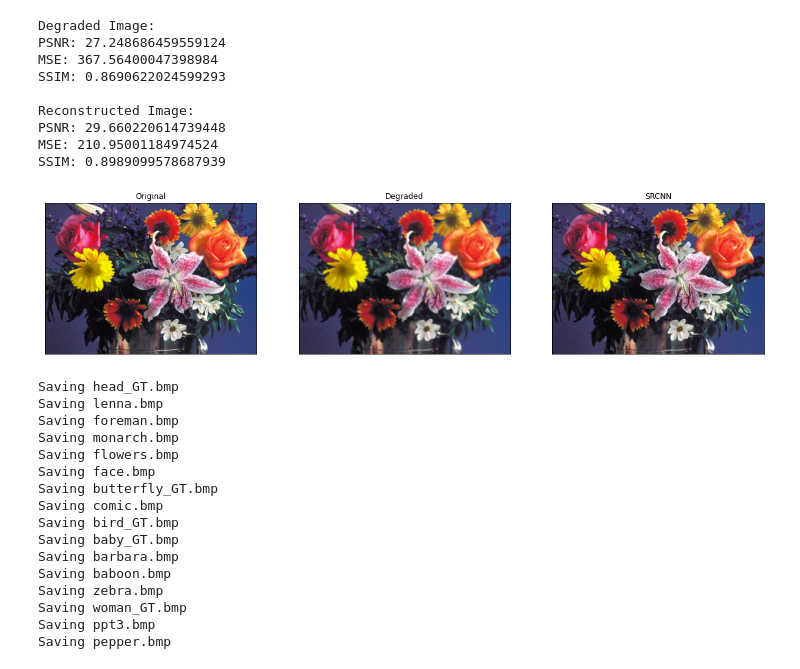
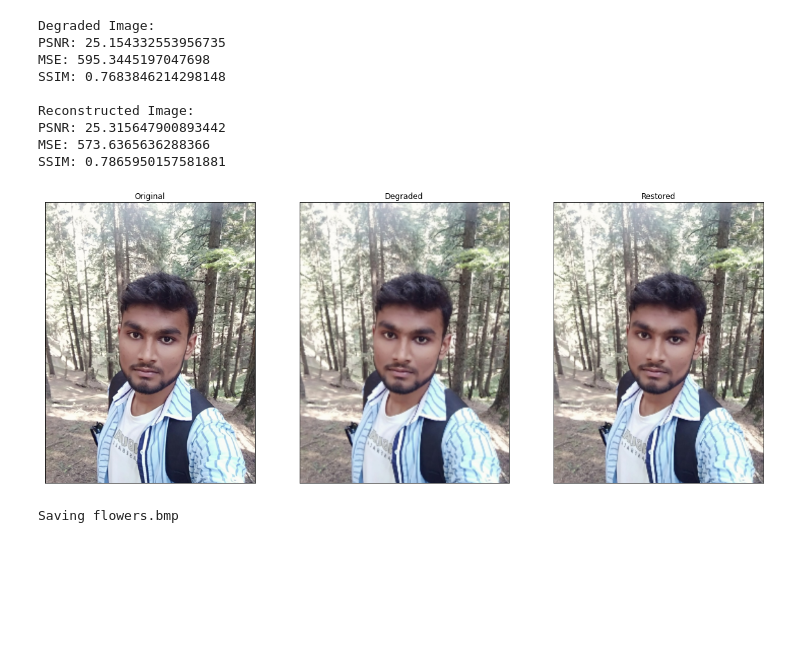
Before and after one commit to saurabh0vipin/Image-Super-Resolution, a Jupyter notebook: Colab-SRCNN/ISR.ipynb, the cells around one changed output. Drawn from its saved outputs; the diff is of its cells as text; code cells hidden in the pictures; blank space fills up the shorter version.

```diff
--- a/Colab-SRCNN/ISR.ipynb
+++ b/Colab-SRCNN/ISR.ipynb
@@ -109,0 +114,9 @@ Saving pepper.bmp
+# %%
+degraded=cv2.imread('images/saurabh.jpg')
+original=cv2.imread('source/saurabh.jpg')
+fig, axs = plt.subplots(1, 2, figsize=(15, 8))
+axs[0].imshow(cv2.cvtColor(original, cv2.COLOR_BGR2RGB))
+axs[0].set_title('Original')
+axs[1].imshow(cv2.cvtColor(degraded, cv2.COLOR_BGR2RGB))
+axs[1].set_title('Degraded')
+# print(degraded)
@@ -227,37 +268,39 @@ def predict(image_path):
     return ref, degraded, output, scores
 # %%
-ref, degraded, output, scores = predict('images/flowers.bmp')
+ref, degraded, output, scores = predict('images/saurabh.jpg')
 
 # print all scores for all images
 print('Degraded Image: \nPSNR: {}\nMSE: {}\nSSIM: {}\n'.format(scores[0][0], scores[0][1], scores[0][2]))
 print('Reconstructed Image: \nPSNR: {}\nMSE: {}\nSSIM: {}\n'.format(scores[1][0], scores[1][1], scores[1][2]))
-
 
 # display images as subplots
 fig, axs = plt.subplots(1, 3, figsize=(20, 8))
 axs[0].imshow(cv2.cvtColor(ref, cv2.COLOR_BGR2RGB))
 axs[0].set_title('Original')
 axs[1].imshow(cv2.cvtColor(degraded, cv2.COLOR_BGR2RGB))
 axs[1].set_title('Degraded')
 axs[2].imshow(cv2.cvtColor(output, cv2.COLOR_BGR2RGB))
-axs[2].set_title('SRCNN')
-
+axs[2].set_title('Restored')
 # remove the x and y ticks
 for ax in axs:
     ax.set_xticks([])
     ax.set_yticks([])
 # %% [output]
 Degraded Image:
-PSNR: 27.248686459559124
-MSE: 367.56400047398984
-SSIM: 0.8690622024599293
+PSNR: 25.154332553956735
+MSE: 595.3445197047698
+SSIM: 0.7683846214298148
 
 Reconstructed Image:
-PSNR: 29.660220614739448
-MSE: 210.95001184974524
-SSIM: 0.8989099578687939
+PSNR: 25.315647900893442
+MSE: 573.6365636288366
+SSIM: 0.7865950157581881
-[figure, old version]
+[figure, new version]
 # %%
+import random
+import matplotlib.pyplot as plt
+s="Degraded|Super Resolution".split("|")
+names=[]
 for file in os.listdir('images'):
 
     # perform super-resolution
@@ -283,19 +326,4 @@ for file in os.listdir('images'):
     fig.savefig('output/{}.png'.format(os.path.splitext(file)[0]))
     plt.close()
 # %% [output]
-Saving head_GT.bmp
-Saving lenna.bmp
-Saving foreman.bmp
-Saving monarch.bmp
 Saving flowers.bmp
-Saving face.bmp
-Saving butterfly_GT.bmp
-Saving comic.bmp
-Saving bird_GT.bmp
-Saving baby_GT.bmp
-Saving barbara.bmp
-Saving baboon.bmp
-Saving zebra.bmp
-Saving woman_GT.bmp
-Saving ppt3.bmp
-Saving pepper.bmp
```
Also changed, not shown: parts of 9 cells of this notebook.
